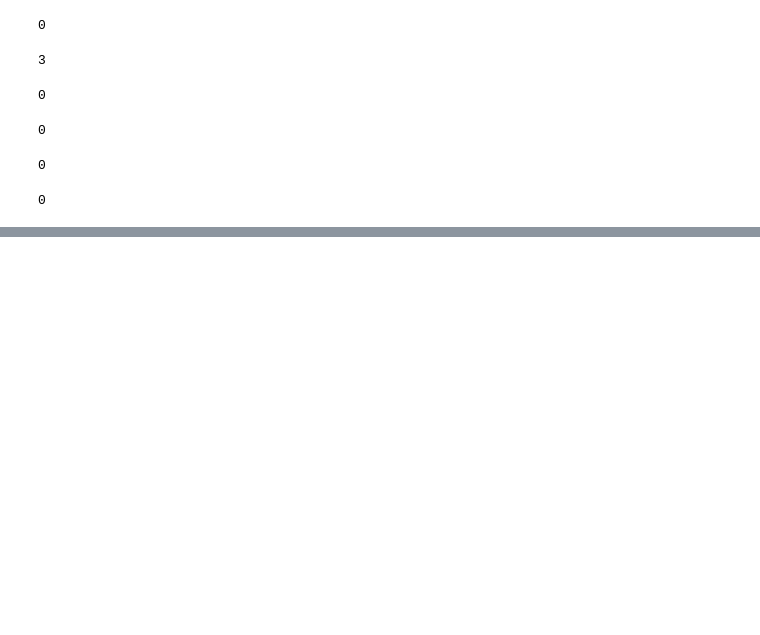
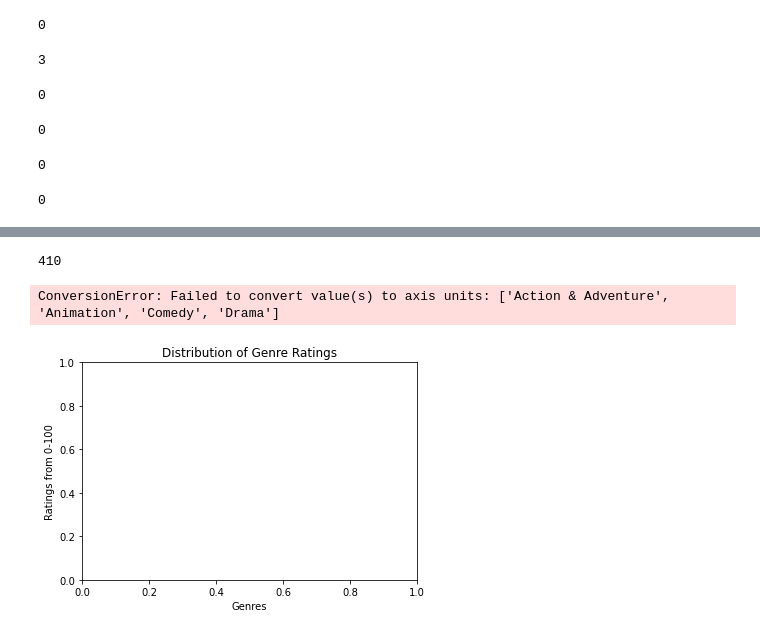
Before and after one commit to camdeman/MMA, a Jupyter notebook: project notebook.ipynb, the cells around one changed output, grey strips where cells are left out. Drawn from its saved outputs; the diff is of its cells as text; code cells hidden in the pictures; blank space fills up the shorter version.

```diff
--- a/project notebook.ipynb
+++ b/project notebook.ipynb
@@ -492,3 +612,28 @@ import matplotlib.pyplot as plt
+# %%
+df_act_adv_stdv.tomatometer_rating.count()
+# %% [output]
+410
+# %%
+df_act_adv_stdv = df_stdv.loc[df_stdv['Action & Adventure']==True]
+# %%
+df_animation_stdv = df_stdv.loc[df_stdv['Animation']==True]
+# %%
+df_drama_stdv = df_stdv.loc[df_stdv['Drama']==True]
+# %%
+data = [df_act_adv_stdv.tomatometer_rating,
+        df_animation_stdv.tomatometer_rating,
+        df_com_stdv.tomatometer_rating,
+        df_drama_stdv.tomatometer_rating]
+fig2, ax2 = plt.subplots()
+ax2.set_title('Distribution of Genre Ratings')
+ax2.set_xlabel('Genres')
+ax2.set_ylabel('Ratings from 0-100')
+ax2.set_xticks(['Action & Adventure', 'Animation', 'Comedy', 'Drama'])
+plt.boxplot(data)
+plt.show();
+# %% [output]
+ConversionError: Failed to convert value(s) to axis units: ['Action & Adventure', 'Animation', 'Comedy', 'Drama']
+[figure, added]
 # %%
 
 #df_aud_count_3['is_comedy'] = df_aud_count_3['genres'].apply(lambda x: is_genre(x, "Comedy"))
```
Also changed, not shown: parts of 15 cells of this notebook.
